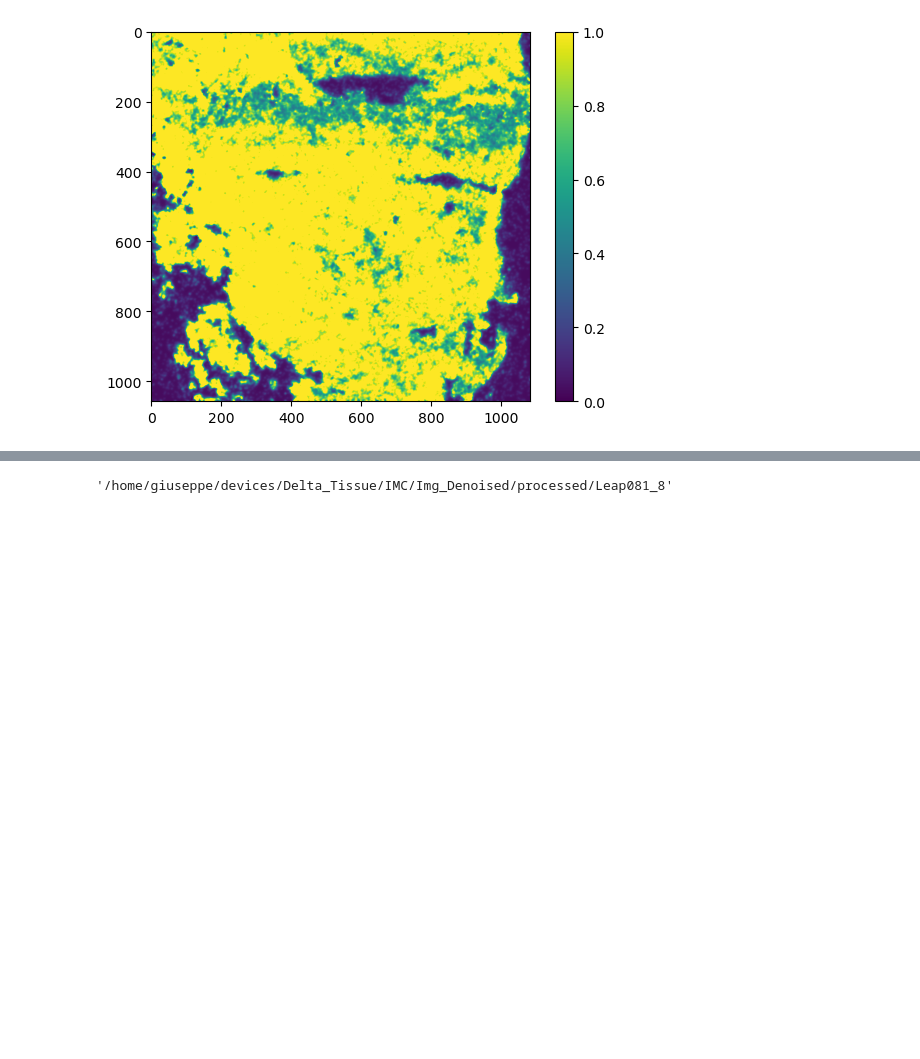
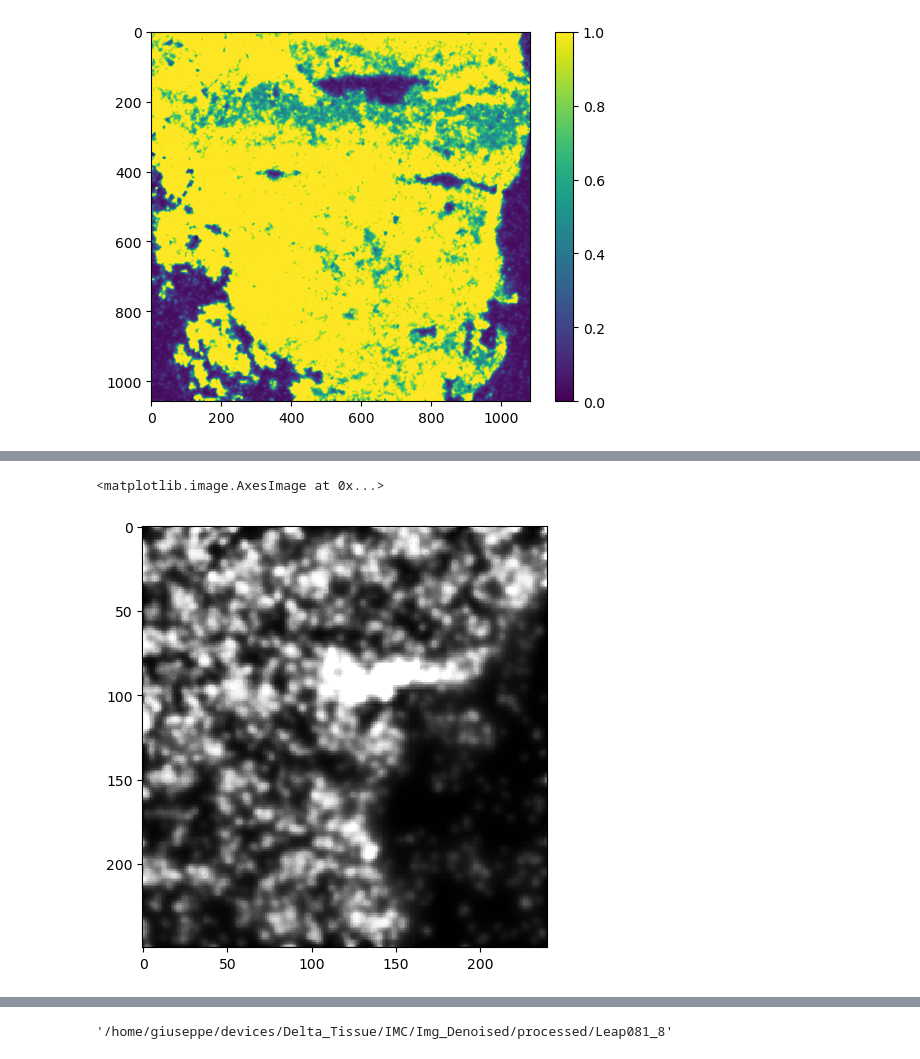
Before and after one commit to Schumacher-group/IMC_TNBC_analysis, a Jupyter notebook: preprocessing_image_normalisation.ipynb, the cells around one changed output, grey strips where cells are left out. Saved outputs shown, nothing was run; the diff lists cells and outputs as text; code cells hidden in the pictures; blank space fills up the shorter version.

```diff
--- a/preprocessing_image_normalisation.ipynb
+++ b/preprocessing_image_normalisation.ipynb
@@ -180 +240,8 @@ skimage.io.ImageCollection(paths).files
+# %%
+name = '/home/giuseppe/devices/Delta_Tissue/IMC/Img_Denoised/contrast_adj/Leap010_11/Pan-keratin.tiff'
+img = skimage.io.imread(name)
+skimage.io.imshow(name)
+# %% [output]
+<matplotlib.image.AxesImage at 0x...>
+[figure, added]
 # %%
```
Also changed, not shown: parts of 9 cells of this notebook, 24 other files.
